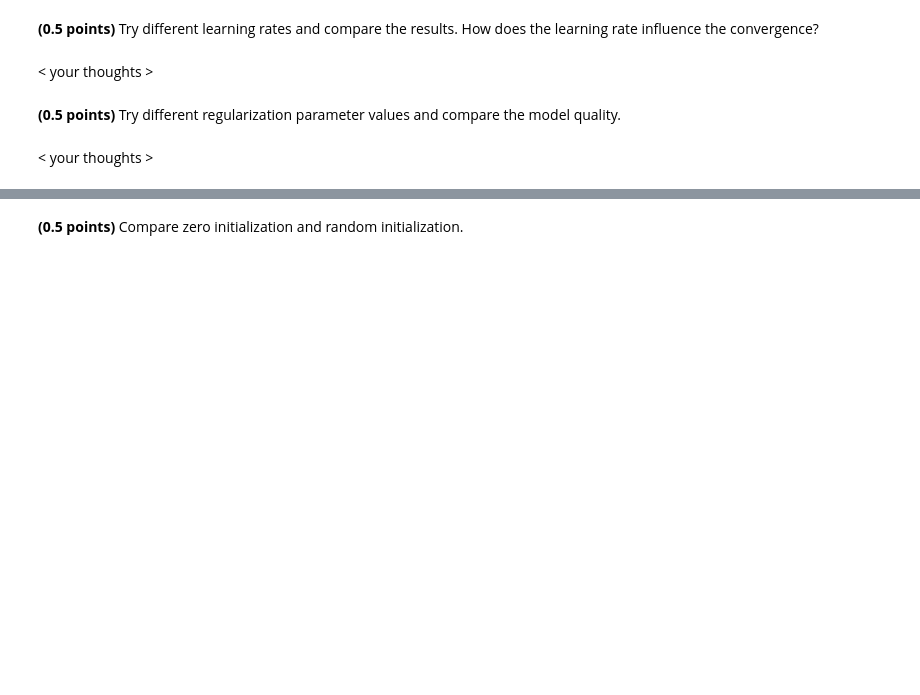
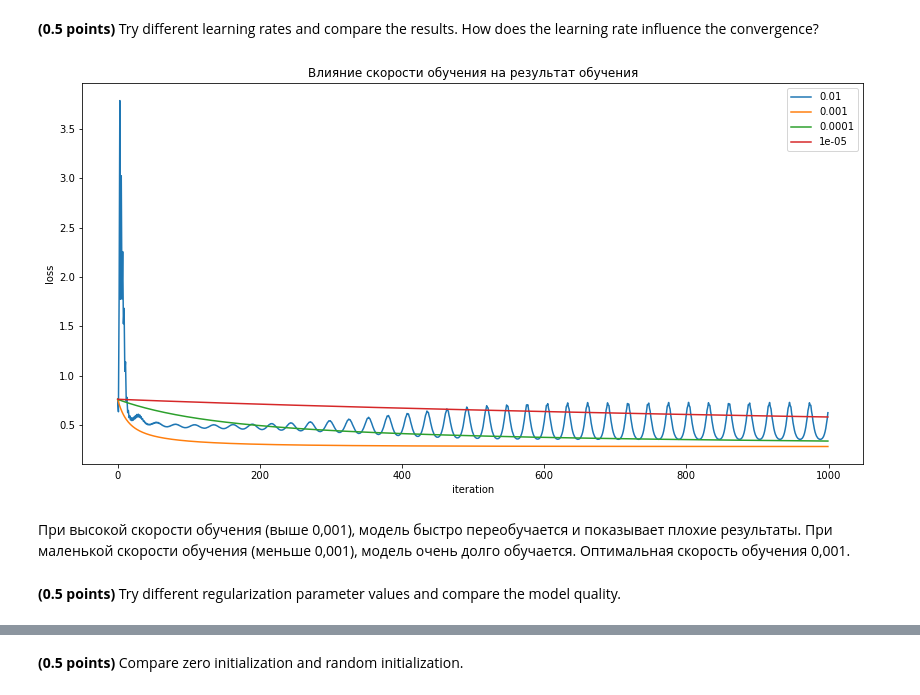
Before and after one commit to Alexandr-M-85/RS_School_ML_intro, a Jupyter notebook: hw_classification.ipynb, the cells around one changed output, grey strips where cells are left out. Cells and saved outputs as stored; diff of their text form; code cells hidden in the pictures; blank space fills up the shorter version.

```diff
--- a/hw_classification.ipynb
+++ b/hw_classification.ipynb
@@ -205,4 +203,27 @@ plt.plot(loss_history);
-# %% [markdown]
-< your thoughts >
+# %%
+## your code
+model_01 = CustomLogisticRegression(eta=0.01)
+loss_history_01 = model_01.fit(X_train, y_train)
+model_001 = CustomLogisticRegression(eta=0.001)
+loss_history_001 = model_001.fit(X_train, y_train)
+model_0001 = CustomLogisticRegression(eta=0.0001)
+loss_history_0001 = model_0001.fit(X_train, y_train)
+model_00001 = CustomLogisticRegression(eta=0.00001)
+loss_history_00001 = model_00001.fit(X_train, y_train)
+
+plt.figure(figsize=(14,7))
+plt.plot(loss_history_01, label=0.01)
+plt.plot(loss_history_001, label=0.001)
+plt.plot(loss_history_0001, label=0.0001)
+plt.plot(loss_history_00001, label=0.00001)
+plt.legend()
+plt.title('Влияние скорости обучения на результат обучения')
+plt.xlabel('iteration')
+plt.ylabel('loss')
+plt.show()
+# %% [output]
+[figure, added]
+# %% [markdown]
+При высокой скорости обучения (выше 0,001), модель быстро переобучается и показывает плохие результаты. При маленькой скорости обучения (меньше 0,001), модель очень долго обучается. Оптимальная скорость обучения 0,001.
 # %% [markdown]
 **(0.5 points)** Try different regularization parameter values and compare the model quality.
@@ -211,2 +229,0 @@ plt.plot(loss_history);
-# %% [markdown]
-< your thoughts >
```
Also changed, not shown: parts of 17 cells of this notebook.
